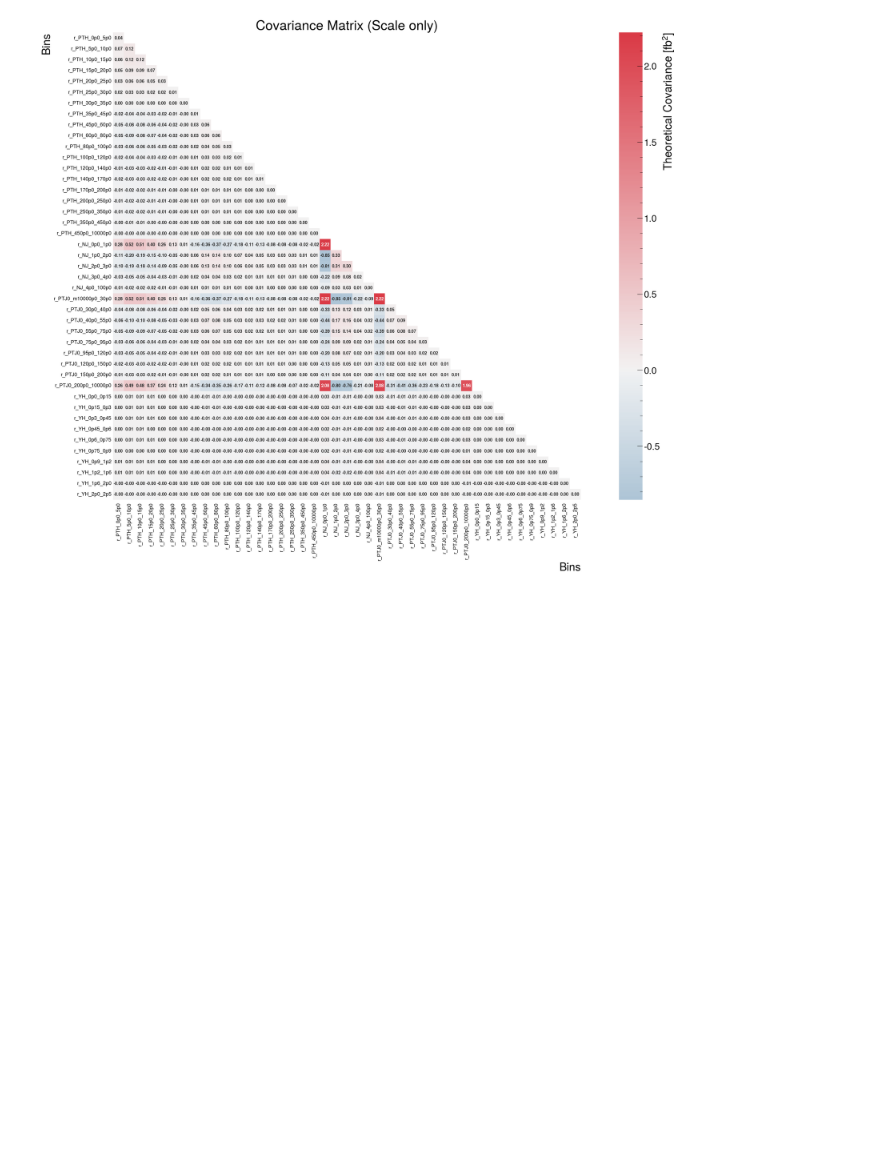
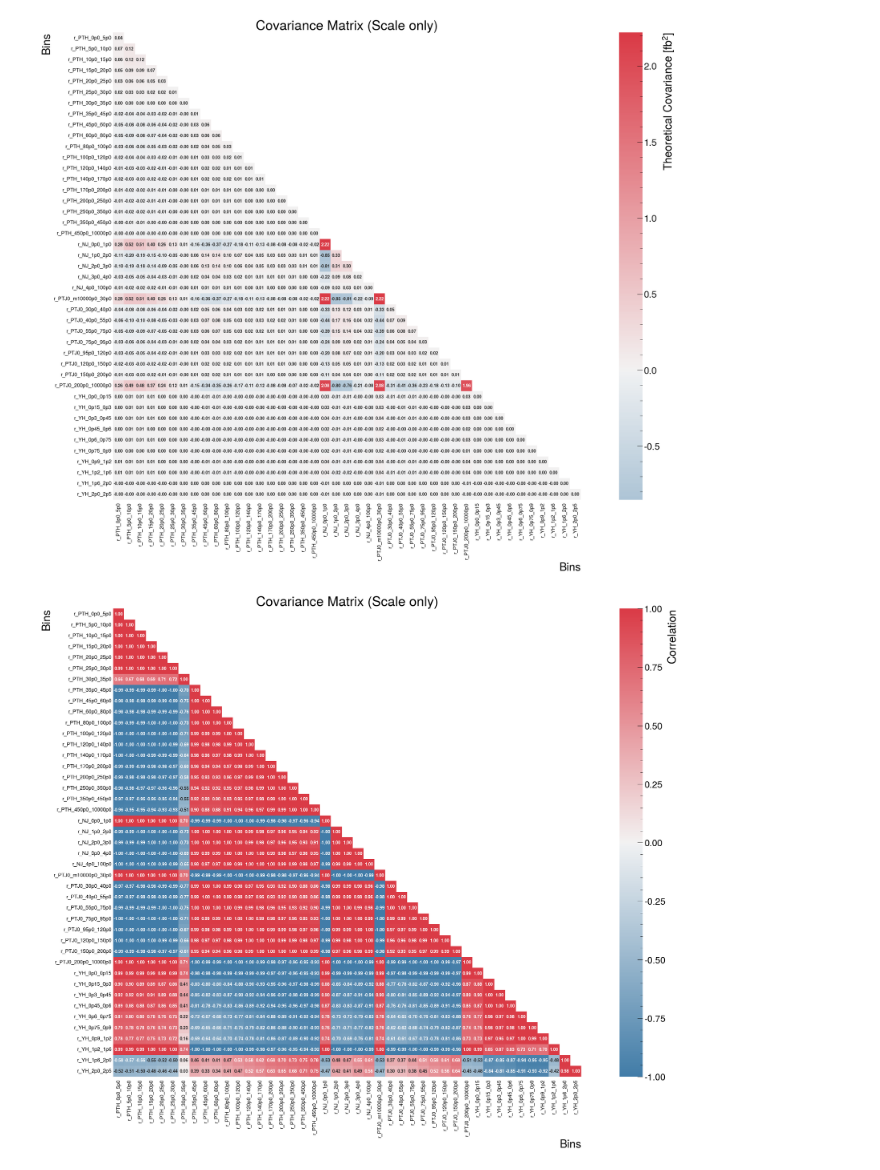
Before and after one commit to AlessandroTarabini/matrix_ATLAS, a Jupyter notebook: theoretical_uncertainties/tackmann_studies.ipynb, the cells around one changed output. Drawn from its saved outputs; the diff is of its cells as text; code cells hidden in the pictures; blank space fills up the shorter version.

```diff
--- a/theoretical_uncertainties/tackmann_studies.ipynb
+++ b/theoretical_uncertainties/tackmann_studies.ipynb
@@ -749,3 +749,7 @@ r_YH_2p0_2p5              1.000000
 plot_cov(cov, title="Covariance Matrix (Scale only)")
 # %% [output]
 [figure]
+# %%
+plot_corr(corr, title="Covariance Matrix (Scale only)")
+# %% [output]
+[figure, added]
```
Also changed, not shown: parts of 1 cell of this notebook, 1 other file.
